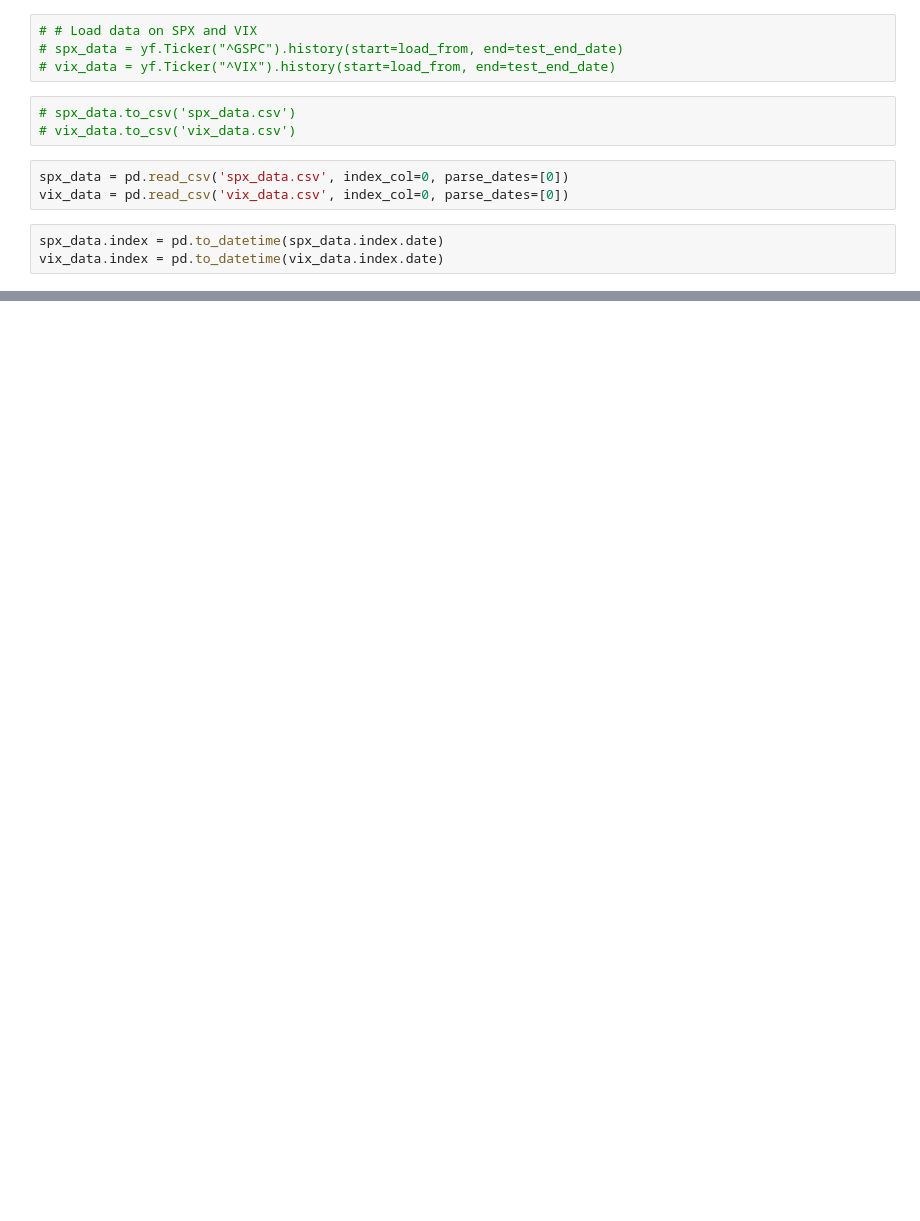
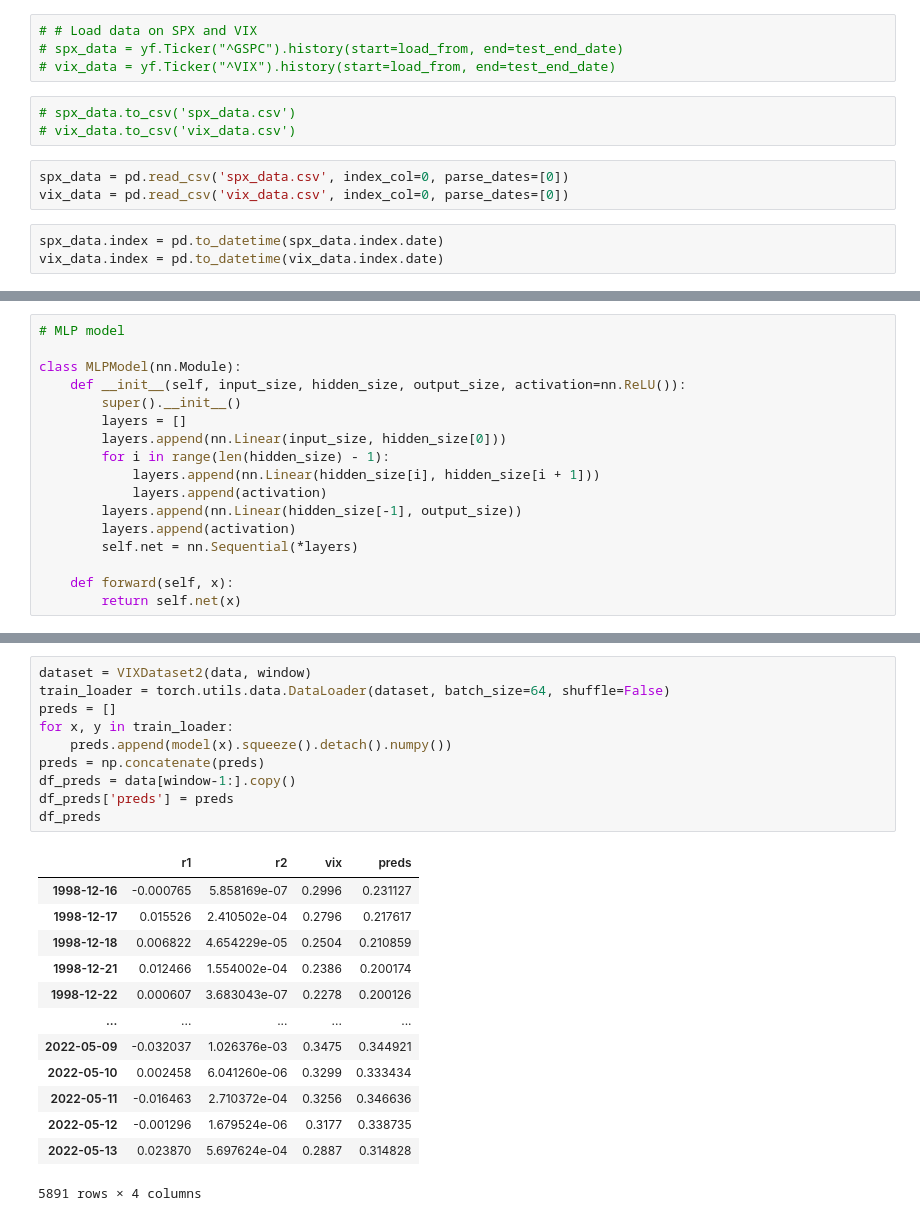
Before and after one commit to luchungi/VolatilityIsMostlyPathDependent, a Jupyter notebook: NN_Model_v1.ipynb, the cells around one changed output, grey strips where cells are left out. Drawn from its saved outputs; the diff is of its cells as text; blank space fills up the shorter version.

```diff
--- a/NN_Model_v1.ipynb
+++ b/NN_Model_v1.ipynb
@@ -165,0 +41,17 @@ total_sum_of_squares = np.sum((data.iloc[1000:]['vix'] - np.mean(data.iloc[1000:
+# %%
+# MLP model
+
+class MLPModel(nn.Module):
+    def __init__(self, input_size, hidden_size, output_size, activation=nn.ReLU()):
+        super().__init__()
+        layers = []
+        layers.append(nn.Linear(input_size, hidden_size[0]))
+        for i in range(len(hidden_size) - 1):
+            layers.append(nn.Linear(hidden_size[i], hidden_size[i + 1]))
+            layers.append(activation)
+        layers.append(nn.Linear(hidden_size[-1], output_size))
+        layers.append(activation)
+        self.net = nn.Sequential(*layers)
+
+    def forward(self, x):
+        return self.net(x)
@@ -303,0 +118,24 @@ np.mean(residuals), np.min(residuals), np.max(residuals), np.mean(np.abs(residua
+# %%
+dataset = VIXDataset2(data, window)
+train_loader = torch.utils.data.DataLoader(dataset, batch_size=64, shuffle=False)
+preds = []
+for x, y in train_loader:
+    preds.append(model(x).squeeze().detach().numpy())
+preds = np.concatenate(preds)
+df_preds = data[window-1:].copy()
+df_preds['preds'] = preds
+df_preds
+# %% [output]
+|  | r1 | r2 | vix | preds |
+| 1998-12-16 | -0.000765 | 5.858169e-07 | 0.2996 | 0.231127 |
+| 1998-12-17 | 0.015526 | 2.410502e-04 | 0.2796 | 0.217617 |
+| 1998-12-18 | 0.006822 | 4.654229e-05 | 0.2504 | 0.210859 |
+| 1998-12-21 | 0.012466 | 1.554002e-04 | 0.2386 | 0.200174 |
+| 1998-12-22 | 0.000607 | 3.683043e-07 | 0.2278 | 0.200126 |
+| ... | ... | ... | ... | ... |
+| 2022-05-09 | -0.032037 | 1.026376e-03 | 0.3475 | 0.344921 |
+| 2022-05-10 | 0.002458 | 6.041260e-06 | 0.3299 | 0.333434 |
+| 2022-05-11 | -0.016463 | 2.710372e-04 | 0.3256 | 0.346636 |
+| 2022-05-12 | -0.001296 | 1.679524e-06 | 0.3177 | 0.338735 |
+| 2022-05-13 | 0.023870 | 5.697624e-04 | 0.2887 | 0.314828 |
+5891 rows × 4 columns
```
Also changed, not shown: parts of 27 cells of this notebook, 2 other files.
